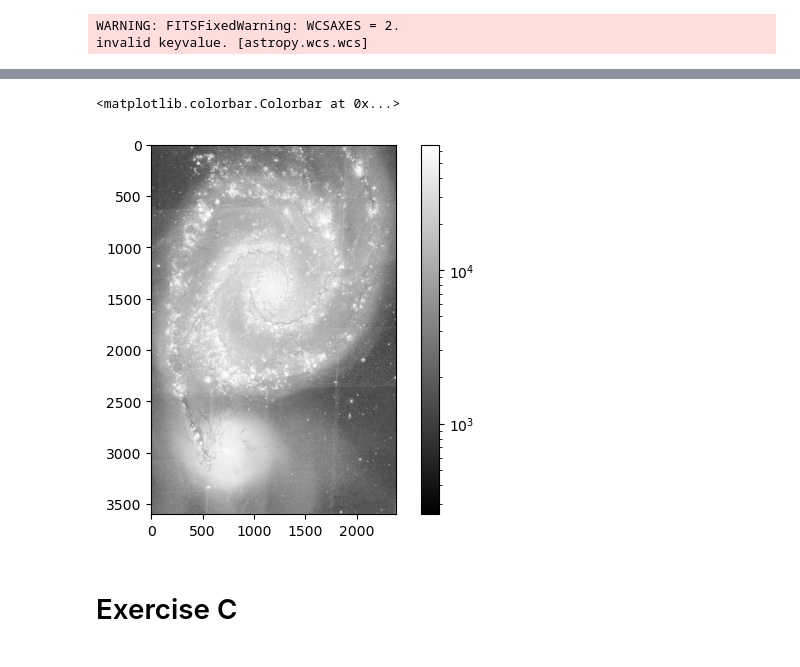
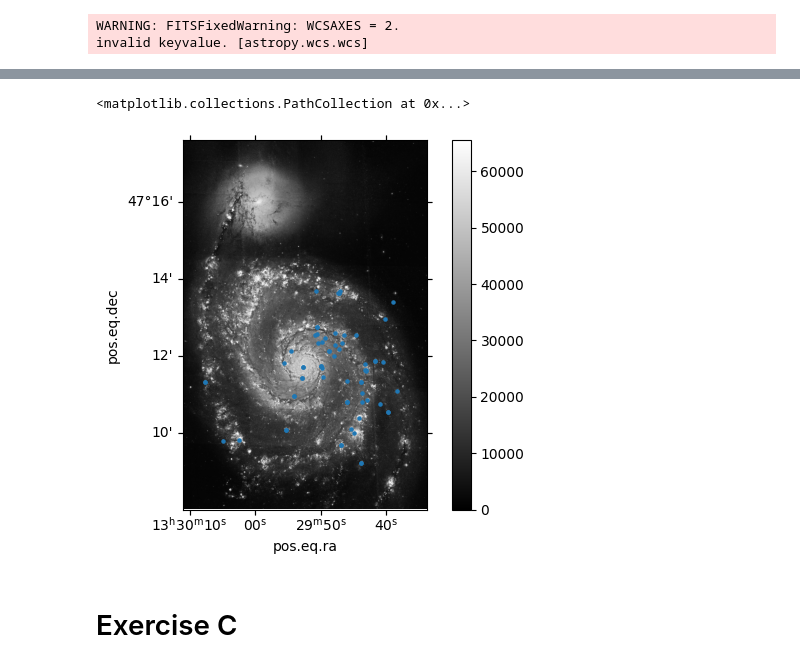
Before and after one commit to ismisebrendan/Astro_Comp_Labs_3rd_Year, a Jupyter notebook: Exercises_Lab5.ipynb, the cells around one changed output, grey strips where cells are left out. Drawn from its saved outputs; the diff is of its cells as text; code cells hidden in the pictures.

```diff
--- a/Exercises_Lab5.ipynb
+++ b/Exercises_Lab5.ipynb
@@ -142,12 +112,18 @@ Table length=68
 | 202.445616410716 | 47.1612892590829 | 1237661362908561435 | 3699 | 301 | 6 | 100 |
 # %%
 source_coords = SkyCoord(sources['ra'], sources['dec'], unit="deg")
+source_pixels = source_coords.to_pixel(m51_wcs)
 # %%
-plt.imshow(m51_data, cmap='gray', norm=LogNorm())
-plt.colorbar()
+fig = plt.figure()
+
+ax = plt.subplot(projection=m51_wcs)
+img = ax.imshow(m51_data, cmap='gray')
+fig.colorbar(img, ax=ax)
+
+plt.scatter(source_pixels[0], source_pixels[1], s=5)
 # %% [output]
-<matplotlib.colorbar.Colorbar at 0x...>
+<matplotlib.collections.PathCollection at 0x...>
-[figure, old version]
+[figure, new version]
 # %% [markdown]
 # Exercise C
 # %%
```
Also changed, not shown: parts of 11 cells of this notebook.
